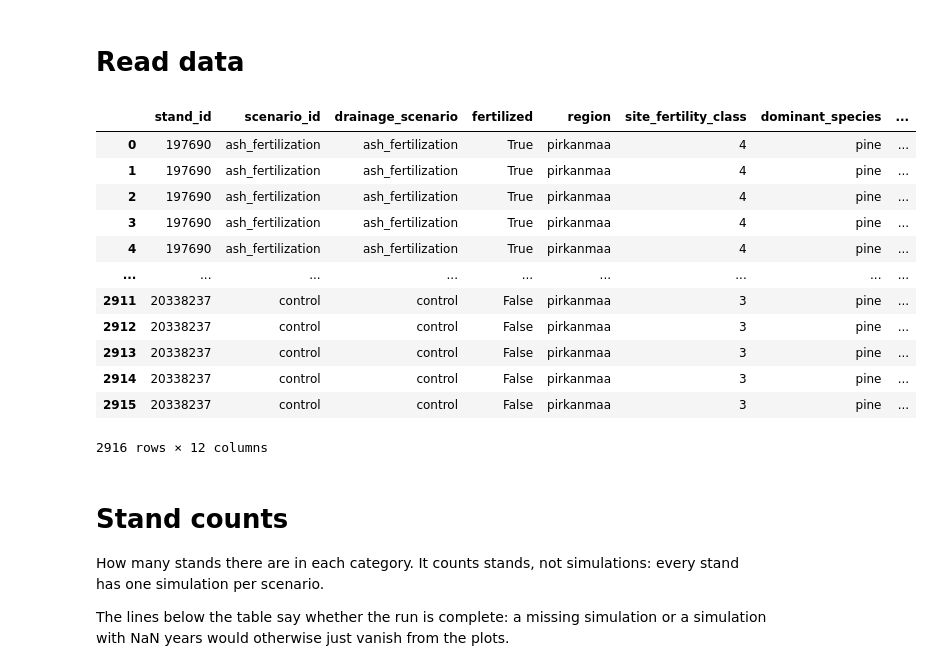
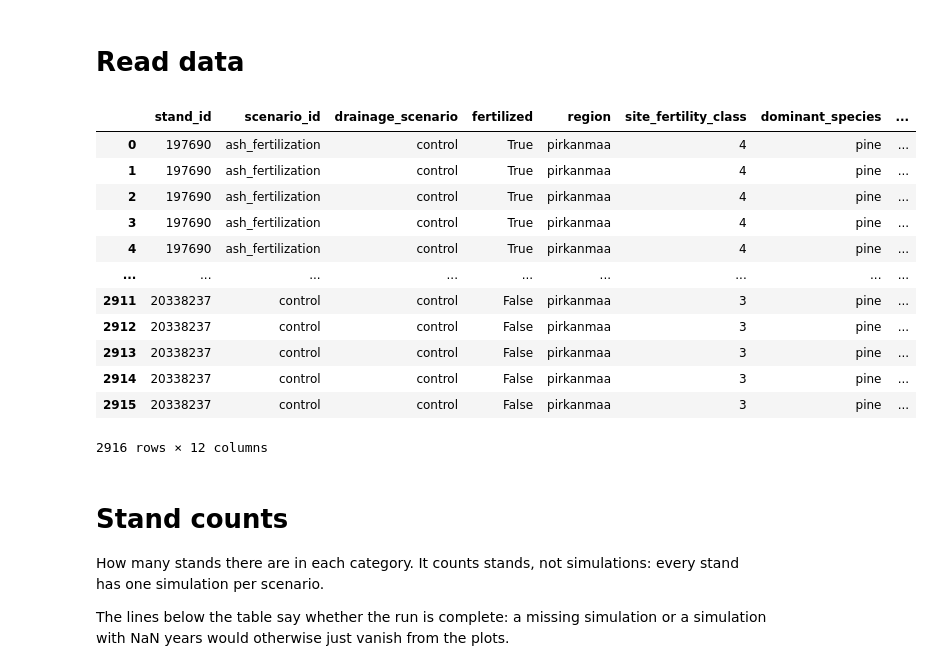
Before and after one commit to Susi-pack/wq_rosa, a Jupyter notebook: analysis.ipynb, the cells around one changed output. Saved outputs shown, nothing was run; the diff lists cells and outputs as text; code cells hidden in the pictures.

```diff
--- a/analysis.ipynb
+++ b/analysis.ipynb
@@ -23,6 +24,10 @@ RUN_PATH = Path("outputs/run_01").resolve()
 
 # Same numbering as MAP_SPECIES_NUMBER in run.py
 SPECIES_NAMES = {1: "pine", 2: "spruce", 3: "other"}
+
+# Left to right in every figure. Seaborn would otherwise use the order the
+# regions first appear in the data, which depends on the stand IDs.
+REGIONS = ["pirkanmaa", "pohjanmaa"]
 
 # Order of every x axis: the order of create_scenarios() in run.py.
 # Scenarios of older runs are not listed here and go last, sorted by name.
@@ -35,6 +40,11 @@ DRAINAGE_SCENARIOS = [
     "WM30-10_S",
 ]
 
+# The old local run names its ash twin differently: `ash_fertilization` has the
+# ditch depths of `control`. The CSC run has no such scenario, so this does
+# nothing there.
+OLD_RUN_DRAINAGE_SCENARIOS = {"ash_fertilization": "control"}
+
 # The levels of the `canopy_layer` column of the results table, in plotting
 # order. "stand" is the whole stand, the other two are its canopy layers.
 # The `under` layer is left out because no wq_rosa stand has it.
@@ -114,7 +124,9 @@ def simulations_table(metadata_by_stand: dict[StandID, pd.DataFrame]) -> pd.Data
             "scenario_id": metadata["scenario_id"],
             # A fertilized scenario has the drainage of its twin plus the ash,
             # so the two share a drainage_scenario and differ in `fertilized`
-            "drainage_scenario": metadata["scenario_id"].str.removesuffix("_ash"),
+            "drainage_scenario": metadata["scenario_id"]
+            .str.removesuffix("_ash")
+            .replace(OLD_RUN_DRAINAGE_SCENARIOS),
             # Read from the parameters, not from the name: old runs have no _ash suffix
             "fertilized": metadata["site_parameters.fertilization.fertilizer_dose"].notna(),
             "region": metadata["tags.region"],
@@ -242,22 +254,41 @@ def scenario_order(simulations: pd.DataFrame, drainage_order: list[str]) -> list
     return list(scenarios.sort_values(["fertilized", "position"])["scenario_id"])
 
 
+def paired_scenario_order(
+    simulations: pd.DataFrame, drainage_order: list[str]
+) -> list[ScenarioID]:
+    """
+    Two slots per drainage scenario: the unfertilized scenario, then its
+    fertilized twin. A scenario without a twin (only in old runs) keeps an
+    empty slot, so that the pairs stay aligned with the drainage scenarios.
+    """
+    scenarios = simulations[["scenario_id", "drainage_scenario", "fertilized"]].drop_duplicates()
+    order = []
+    for drainage_scenario in drainage_order:
+        twins = scenarios[scenarios["drainage_scenario"] == drainage_scenario]
+        for fertilized in (False, True):
+            matching = twins.loc[twins["fertilized"] == fertilized, "scenario_id"]
+            order.append(matching.iloc[0] if len(matching) > 0 else f"{drainage_scenario} (no twin)")
+    return order
+
+
 def print_scenarios(scenario_ids: list[ScenarioID]) -> None:
     print(f"All {len(scenario_ids)} scenarios: {', '.join(scenario_ids)}")
 # %%
 store, simulations = load_run(run_path=RUN_PATH, variables=netcdf_paths_to_read(VARIABLES))
 table = results_table(store=store, simulations=simulations, variables=VARIABLES)
 
 DRAINAGE_ORDER = drainage_scenario_order(simulations)
 ALL_SCENARIOS = scenario_order(simulations, DRAINAGE_ORDER)
+PAIRED_SCENARIOS = paired_scenario_order(simulations, DRAINAGE_ORDER)
 table
 # %% [output]
 |  | stand_id | scenario_id | drainage_scenario | fertilized | region | site_fertility_class | dominant_species | ... |
-| 0 | 197690 | ash_fertilization | ash_fertilization | True | pirkanmaa | 4 | pine | ... |
-| 1 | 197690 | ash_fertilization | ash_fertilization | True | pirkanmaa | 4 | pine | ... |
-| 2 | 197690 | ash_fertilization | ash_fertilization | True | pirkanmaa | 4 | pine | ... |
-| 3 | 197690 | ash_fertilization | ash_fertilization | True | pirkanmaa | 4 | pine | ... |
-| 4 | 197690 | ash_fertilization | ash_fertilization | True | pirkanmaa | 4 | pine | ... |
+| 0 | 197690 | ash_fertilization | control | True | pirkanmaa | 4 | pine | ... |
+| 1 | 197690 | ash_fertilization | control | True | pirkanmaa | 4 | pine | ... |
+| 2 | 197690 | ash_fertilization | control | True | pirkanmaa | 4 | pine | ... |
+| 3 | 197690 | ash_fertilization | control | True | pirkanmaa | 4 | pine | ... |
+| 4 | 197690 | ash_fertilization | control | True | pirkanmaa | 4 | pine | ... |
 | ... | ... | ... | ... | ... | ... | ... | ... | ... |
 | 2911 | 20338237 | control | control | False | pirkanmaa | 3 | pine | ... |
 | 2912 | 20338237 | control | control | False | pirkanmaa | 3 | pine | ... |
```
Also changed, not shown: parts of 5 cells of this notebook.
